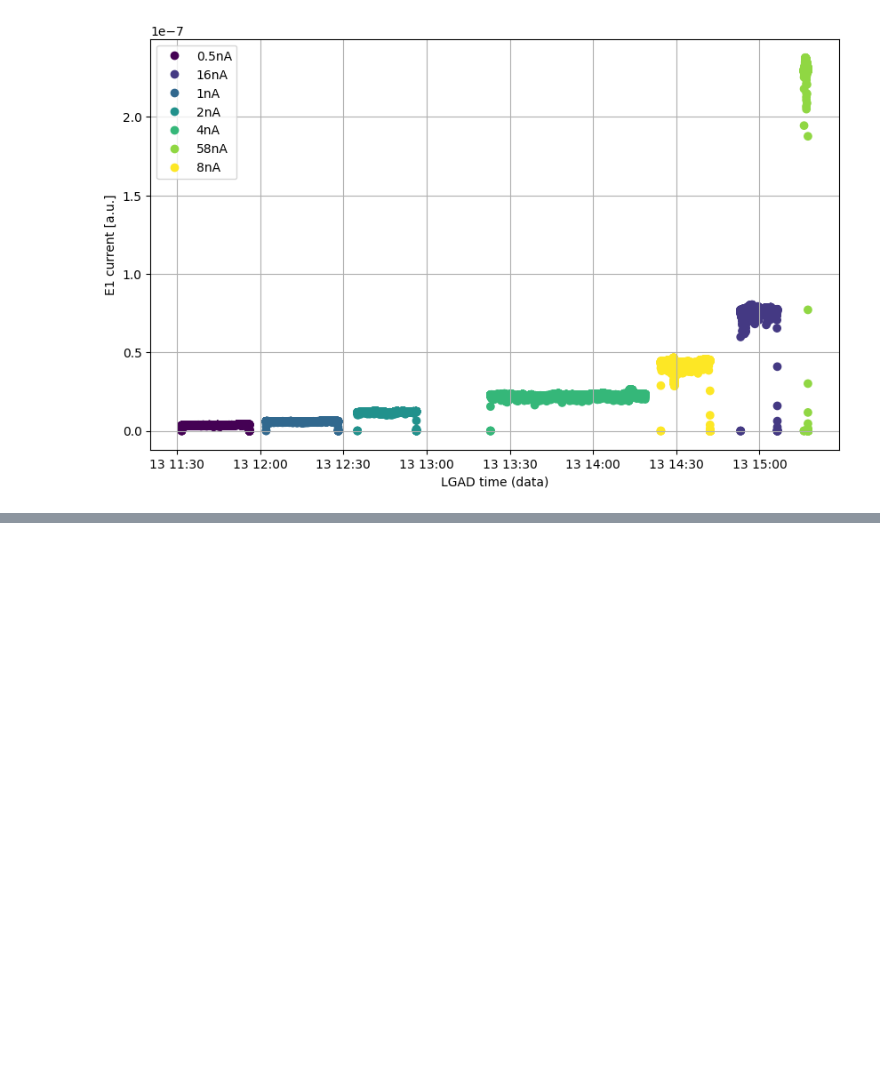
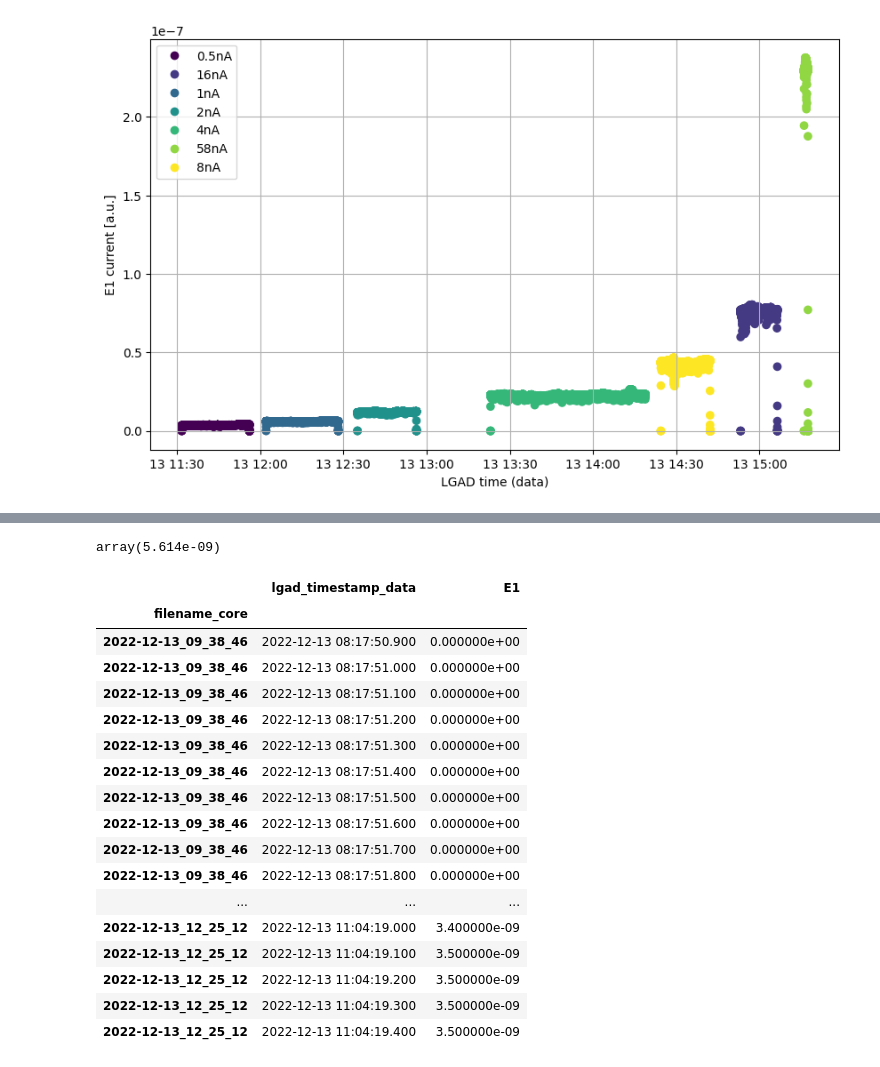
Before and after one commit to grzanka/plotly_lgad_dosimetry, a Jupyter notebook: analyse.ipynb, the cells around one changed output, grey strips where cells are left out. Saved outputs shown, nothing was run; the diff lists cells and outputs as text; code cells hidden in the pictures; blank space fills up the shorter version.

```diff
--- a/analyse.ipynb
+++ b/analyse.ipynb
@@ -105,0 +112,27 @@ some_timestamp = pd.Timestamp('2022-12-13 12:15:00')
+# %%
+electrometer_E1_spline_linear(some_timestamp.value)
+# %% [output]
+array(5.614e-09)
+# %%
+tmp_df = data_with_timestamp_df[['lgad_timestamp_data', 'E1']].iloc[0:10].copy(deep=True)
+tmp_df = pd.concat([tmp_df, data_with_timestamp_df[['lgad_timestamp_data', 'E1']].iloc[210:220].copy(deep=True)])
+tmp_df
+# %% [output]
+|  | lgad_timestamp_data | E1 |
+| filename_core |  |  |
+| 2022-12-13_09_38_46 | 2022-12-13 08:17:50.900 | 0.000000e+00 |
+| 2022-12-13_09_38_46 | 2022-12-13 08:17:51.000 | 0.000000e+00 |
+| 2022-12-13_09_38_46 | 2022-12-13 08:17:51.100 | 0.000000e+00 |
+| 2022-12-13_09_38_46 | 2022-12-13 08:17:51.200 | 0.000000e+00 |
+| 2022-12-13_09_38_46 | 2022-12-13 08:17:51.300 | 0.000000e+00 |
+| 2022-12-13_09_38_46 | 2022-12-13 08:17:51.400 | 0.000000e+00 |
+| 2022-12-13_09_38_46 | 2022-12-13 08:17:51.500 | 0.000000e+00 |
+| 2022-12-13_09_38_46 | 2022-12-13 08:17:51.600 | 0.000000e+00 |
+| 2022-12-13_09_38_46 | 2022-12-13 08:17:51.700 | 0.000000e+00 |
+| 2022-12-13_09_38_46 | 2022-12-13 08:17:51.800 | 0.000000e+00 |
+| ... | ... | ... |
+| 2022-12-13_12_25_12 | 2022-12-13 11:04:19.000 | 3.400000e-09 |
+| 2022-12-13_12_25_12 | 2022-12-13 11:04:19.100 | 3.500000e-09 |
+| 2022-12-13_12_25_12 | 2022-12-13 11:04:19.200 | 3.500000e-09 |
+| 2022-12-13_12_25_12 | 2022-12-13 11:04:19.300 | 3.500000e-09 |
+| 2022-12-13_12_25_12 | 2022-12-13 11:04:19.400 | 3.500000e-09 |
```
Also changed, not shown: parts of 10 cells of this notebook, 2 other files.
